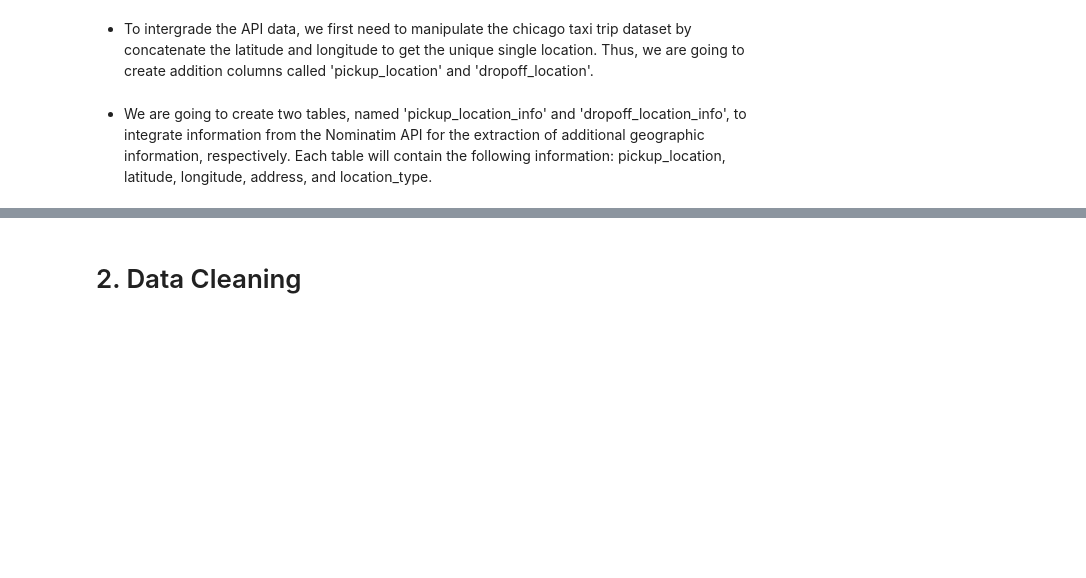
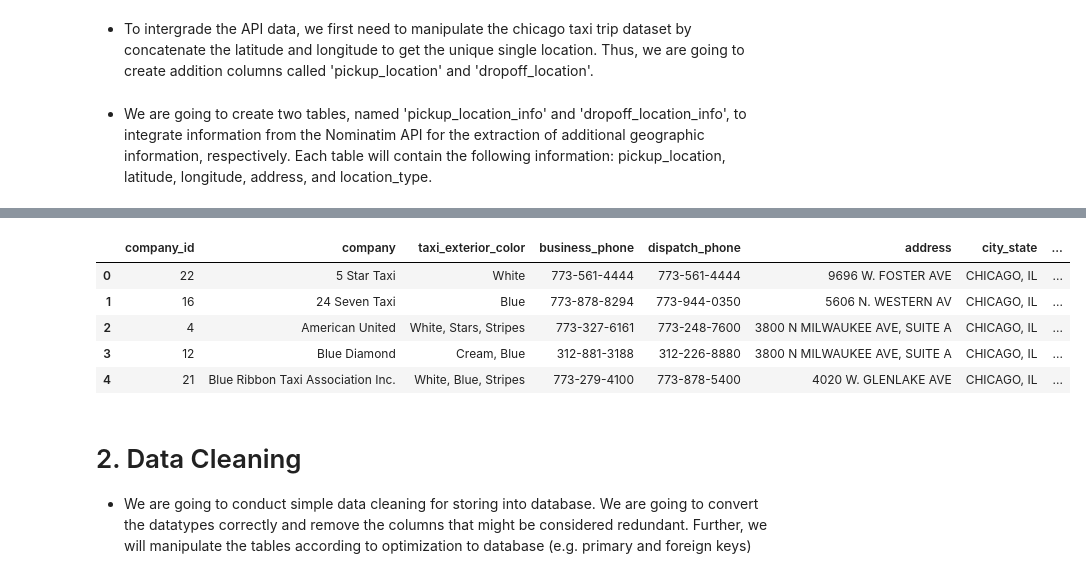
Before and after one commit to dooinn/taxi_location_recommender, a Jupyter notebook: data_collection.ipynb, the cells around one changed output, grey strips where cells are left out. Saved outputs shown, nothing was run; the diff lists cells and outputs as text; code cells hidden in the pictures; blank space fills up the shorter version.

```diff
--- a/data_collection.ipynb
+++ b/data_collection.ipynb
@@ -166,3 +157,21 @@ pickup_location_info, dropoff_location
+# %%
+taxi_comapny_id = pd.read_csv("taxi_company1.csv")
+taxi_comapny_info = pd.read_csv("taxi_company2.csv")
+# %%
+company = pd.merge(taxi_comapny_info, taxi_comapny_id, on='company', how='left')
+company=company[['company_id','company', 'taxi_exterior_color', 'business_phone', 'dispatch_phone',
+       'address', 'city_state', 'zip', 'email']]
+# %%
+company.head()
+# %% [output]
+|  | company_id | company | taxi_exterior_color | business_phone | dispatch_phone | address | city_state | ... |
+| 0 | 22 | 5 Star Taxi | White | 773-561-4444 | 773-561-4444 | 9696 W. FOSTER AVE | CHICAGO, IL | ... |
+| 1 | 16 | 24 Seven Taxi | Blue | 773-878-8294 | 773-944-0350 | 5606 N. WESTERN AV | CHICAGO, IL | ... |
+| 2 | 4 | American United | White, Stars, Stripes | 773-327-6161 | 773-248-7600 | 3800 N MILWAUKEE AVE, SUITE A | CHICAGO, IL | ... |
+| 3 | 12 | Blue Diamond | Cream, Blue | 312-881-3188 | 312-226-8880 | 3800 N MILWAUKEE AVE, SUITE A | CHICAGO, IL | ... |
+| 4 | 21 | Blue Ribbon Taxi Association Inc. | White, Blue, Stripes | 773-279-4100 | 773-878-5400 | 4020 W. GLENLAKE AVE | CHICAGO, IL | ... |
 # %% [markdown]
 # 2. Data Cleaning
+
+- We are going to conduct simple data cleaning for storing into database. We are going to convert the datatypes correctly and remove the columns that might be considered redundant. Further, we will manipulate the tables according to optimization to database (e.g. primary and foreign keys)
 # %%
```
Also changed, not shown: parts of 43 cells of this notebook, 4 other files.
